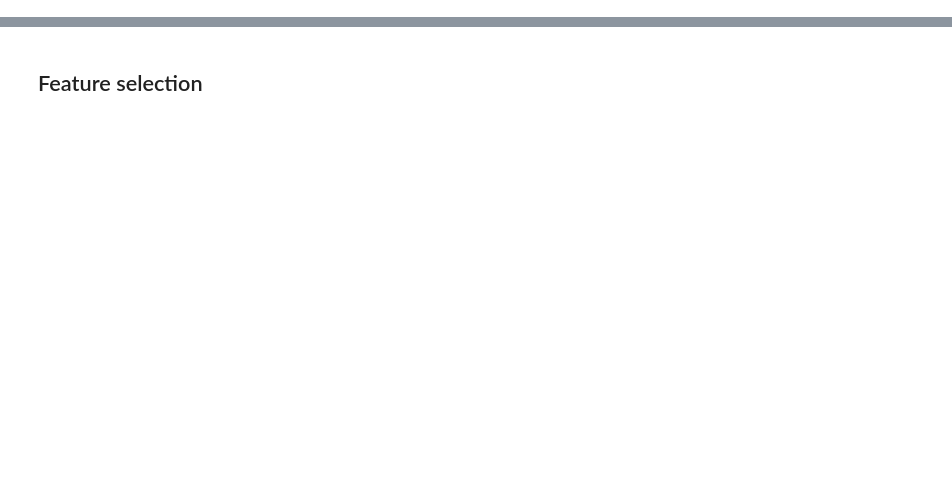
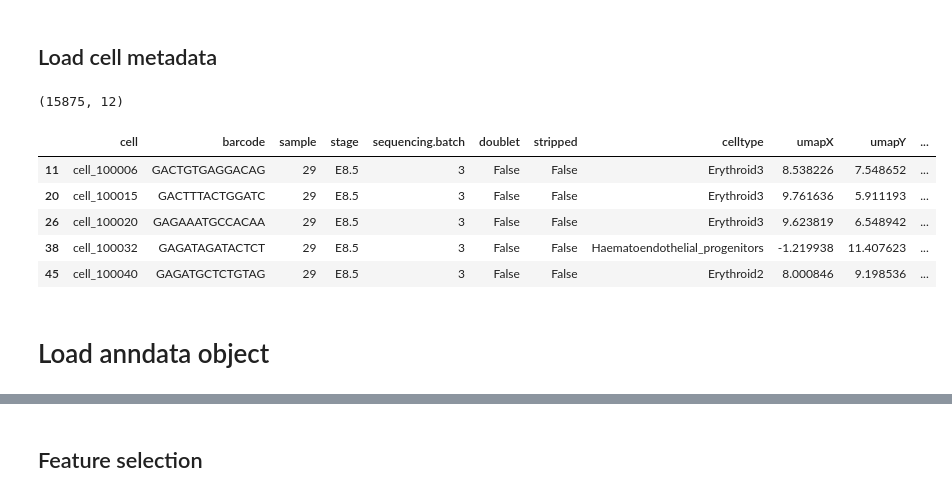
Before and after one commit to rargelaguet/gastrulation10x, a Jupyter notebook: scanpy/blood/blood_exploration.ipynb, the cells around one changed output, grey strips where cells are left out. Saved outputs shown, nothing was run; the diff lists cells and outputs as text; code cells hidden in the pictures; blank space fills up the shorter version.

```diff
--- a/scanpy/blood/blood_exploration.ipynb
+++ b/scanpy/blood/blood_exploration.ipynb
@@ -23,0 +84,21 @@ adata_subset = adata[adata.obs["celltype"].isin(blood_lineages)]
+# %% [markdown]
+## Load cell metadata
+# %%
+metadata = (pd.read_table(io["metadata"]) >>
+    mask(X["stripped"]==False, X["doublet"]==False) >>
+    mask(X["stage"].isin(opts["stages"]), X["celltype"].isin(opts["celltypes"]))
+)
+metadata.shape
+# %% [output]
+(15875, 12)
+# %%
+metadata.head()
+# %% [output]
+|  | cell | barcode | sample | stage | sequencing.batch | doublet | stripped | celltype | umapX | umapY | ... |
+| 11 | cell_100006 | GACTGTGAGGACAG | 29 | E8.5 | 3 | False | False | Erythroid3 | 8.538226 | 7.548652 | ... |
+| 20 | cell_100015 | GACTTTACTGGATC | 29 | E8.5 | 3 | False | False | Erythroid3 | 9.761636 | 5.911193 | ... |
+| 26 | cell_100020 | GAGAAATGCCACAA | 29 | E8.5 | 3 | False | False | Erythroid3 | 9.623819 | 6.548942 | ... |
+| 38 | cell_100032 | GAGATAGATACTCT | 29 | E8.5 | 3 | False | False | Haematoendothelial_progenitors | -1.219938 | 11.407623 | ... |
+| 45 | cell_100040 | GAGATGCTCTGTAG | 29 | E8.5 | 3 | False | False | Erythroid2 | 8.000846 | 9.198536 | ... |
+# %% [markdown]
+# Load anndata object
```
Also changed, not shown: parts of 46 cells of this notebook, 5 other files.
